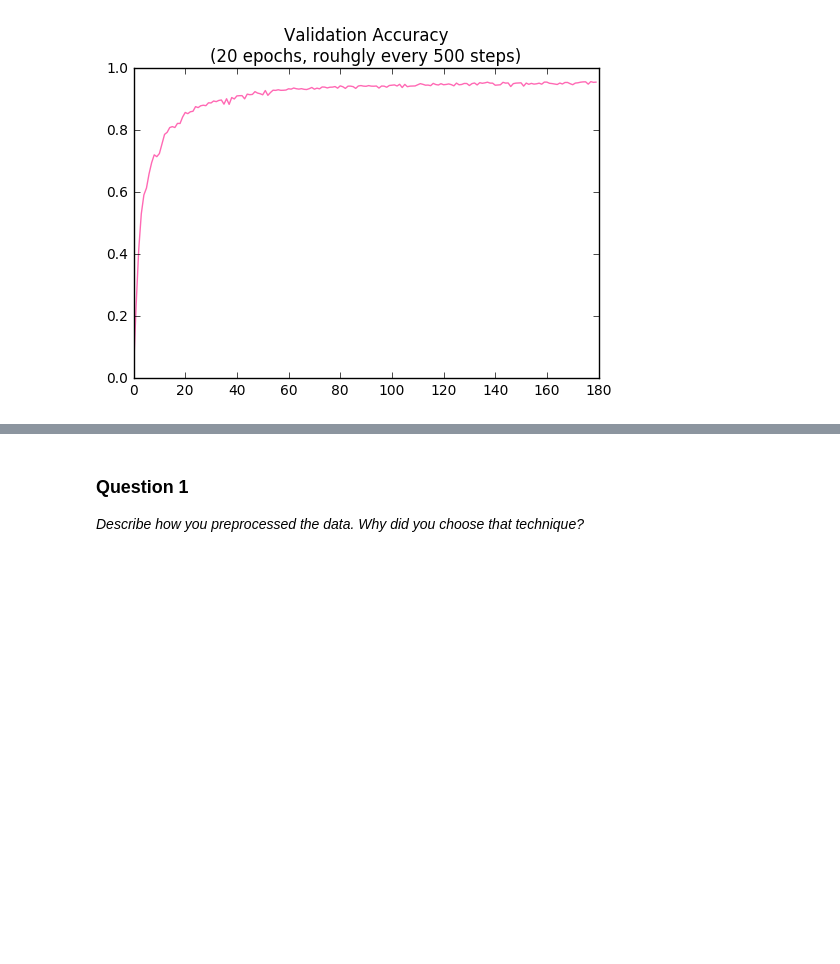
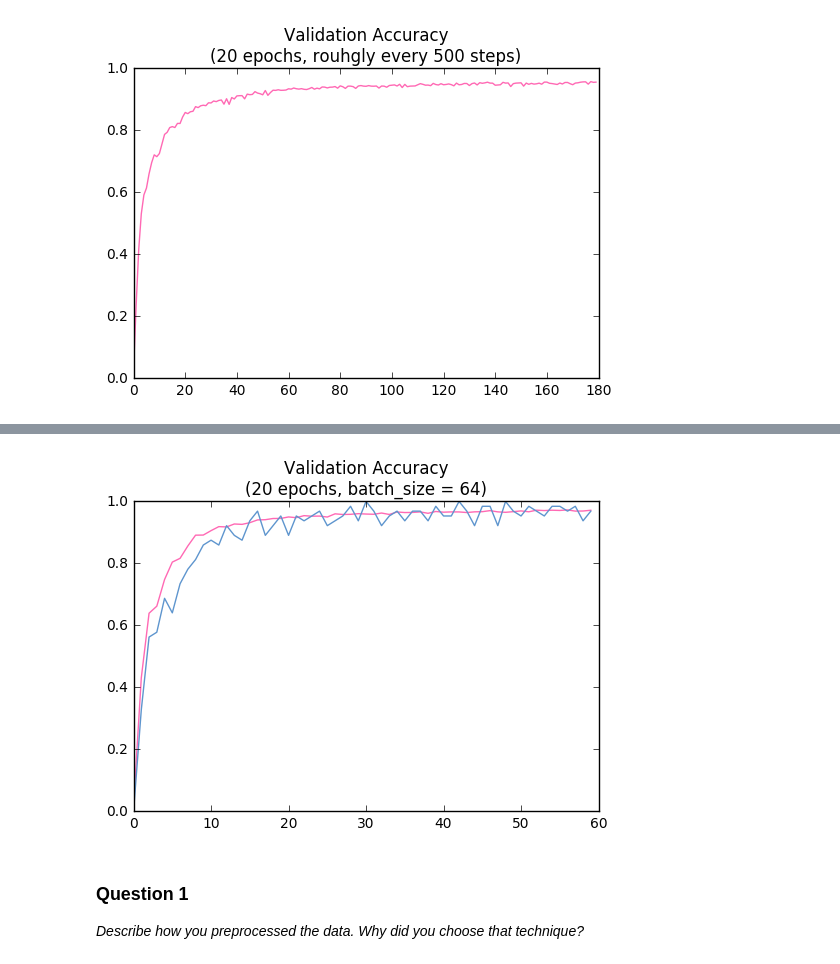
Before and after one commit to anguillanneuf/CarND-Traffic-Sign-Classifier-Project, a Jupyter notebook: Traffic_Sign_Classifier-tz.ipynb, the cells around one changed output, grey strips where cells are left out. Saved outputs shown, nothing was run; the diff lists cells and outputs as text; code cells hidden in the pictures; blank space fills up the shorter version.

Commit message:
After 20 epochs with a bigger batch size, I achieved an accuracy rate of 97.18% on my validation set. This is good to go! :)

```diff
--- a/Traffic_Sign_Classifier-tz.ipynb
+++ b/Traffic_Sign_Classifier-tz.ipynb
@@ -860,3 +1022,10 @@ Could I make my network deeper?
+# %%
+plt.plot(acc_batch, color='#FF69B4')
+plt.plot(mini_acc_batch, color='#5E95CE')
+plt.title('Validation Accuracy\n(20 epochs, batch_size = 64)')
+plt.show()
+# %% [output]
+[figure, added]
 # %% [markdown]
 ### Question 1
 
```
Also changed, not shown: parts of 4 cells of this notebook.
